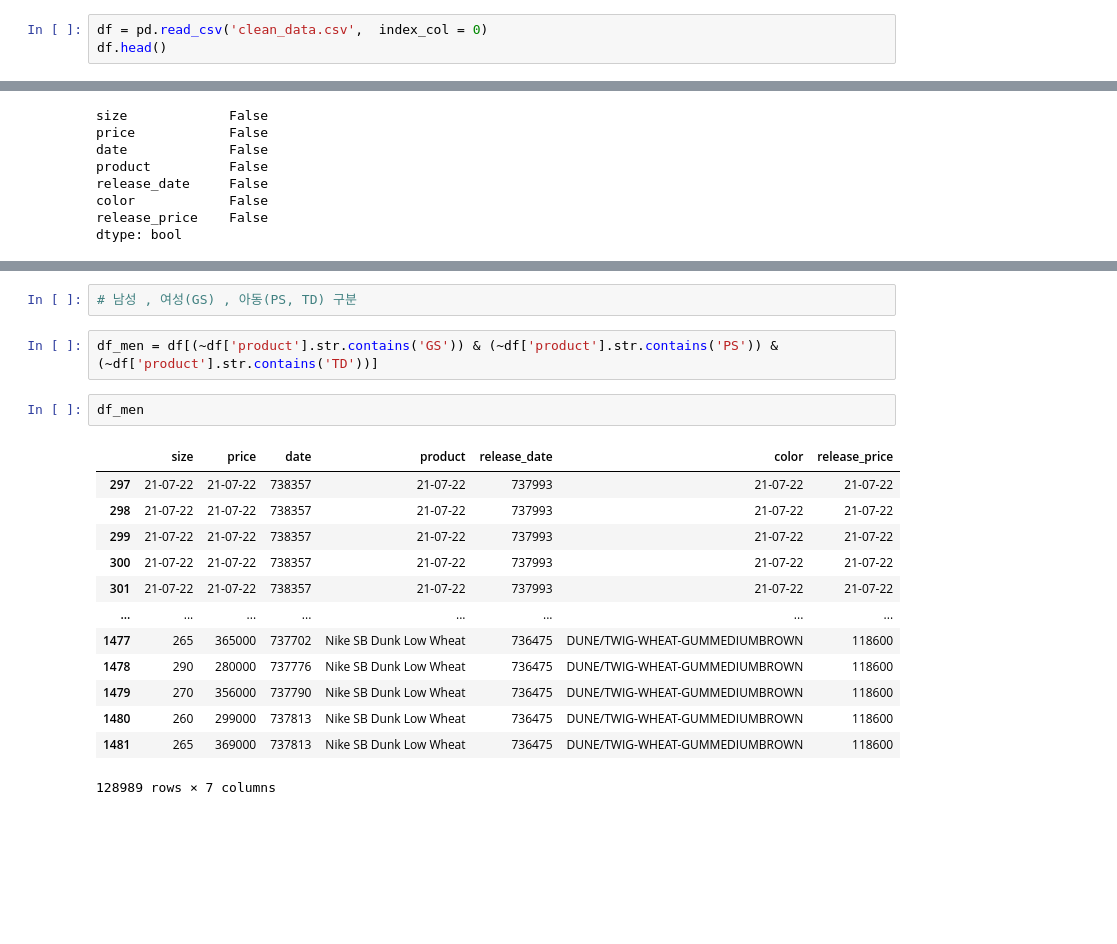
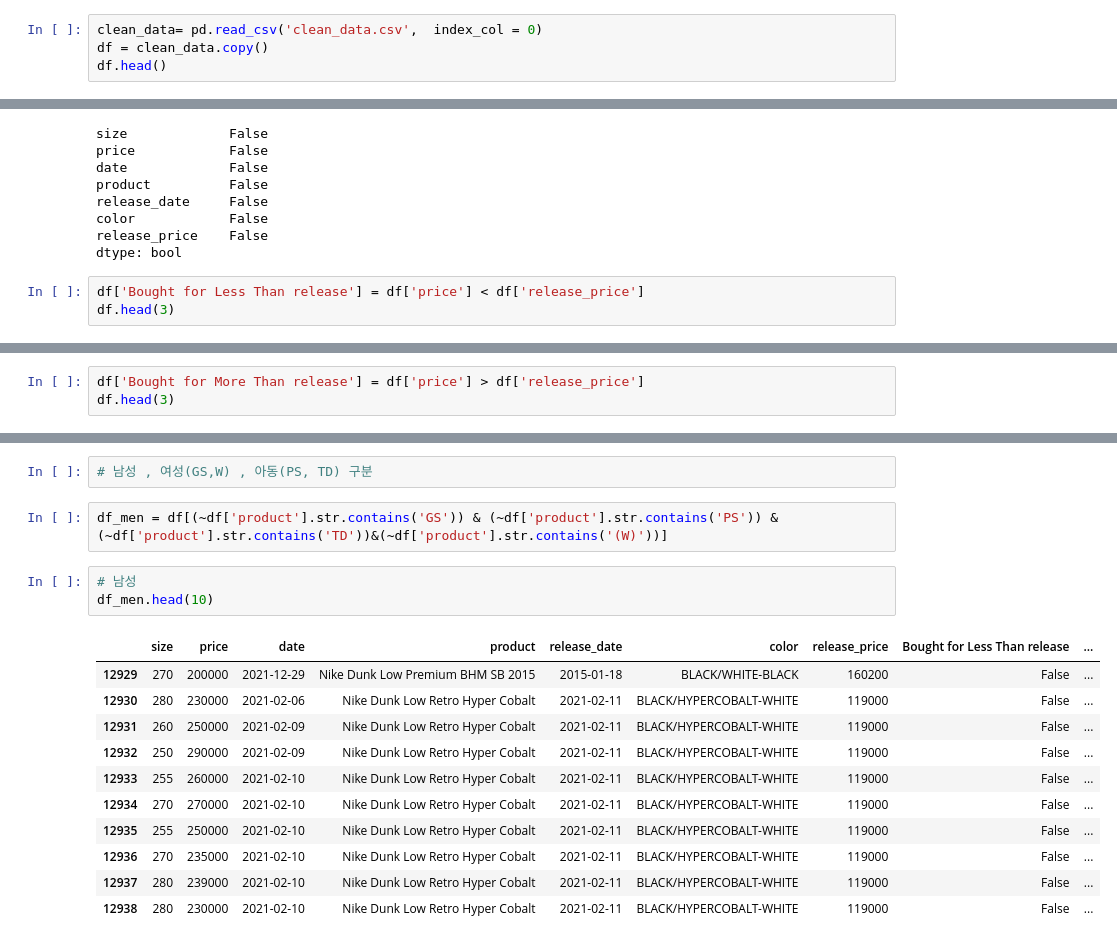
Before and after one commit to danielwon01/BDA-Final-Project, a Jupyter notebook: EDA/EDA_Sample.ipynb, the cells around one changed output, grey strips where cells are left out. Drawn from its saved outputs; the diff is of its cells as text; blank space fills up the shorter version.

```diff
--- a/EDA/EDA_Sample.ipynb
+++ b/EDA/EDA_Sample.ipynb
@@ -10,5 +25,6 @@ warnings.filterwarnings(action='ignore')
 # %%
-df = pd.read_csv('clean_data.csv',  index_col = 0)
+clean_data= pd.read_csv('clean_data.csv',  index_col = 0)
+df = clean_data.copy()
 df.head()
 # %% [output]
 |  | size | price | date | product | release_date | color | release_price |
@@ -45,3 +65,6 @@ release_date     False
 color            False
 release_price    False
 dtype: bool
+# %%
+df['Bought for Less Than release'] = df['price'] < df['release_price']
+df.head(3)
@@ -47,0 +76,3 @@ dtype: bool
+# %%
+df['Bought for More Than release'] = df['price'] > df['release_price']
+df.head(3)
@@ -48,20 +84,19 @@ dtype: bool
 # %%
-# 남성 , 여성(GS) , 아동(PS, TD) 구분
+# 남성 , 여성(GS,W) , 아동(PS, TD) 구분
 # %%
-df_men = df[(~df['product'].str.contains('GS')) & (~df['product'].str.contains('PS')) & (~df['product'].str.contains('TD'))]
+df_men = df[(~df['product'].str.contains('GS')) & (~df['product'].str.contains('PS')) & (~df['product'].str.contains('TD'))&(~df['product'].str.contains('(W)'))]
 # %%
-df_men
+# 남성
+df_men.head(10)
 # %% [output]
-|  | size | price | date | product | release_date | color | release_price |
-| 297 | 21-07-22 | 21-07-22 | 738357 | 21-07-22 | 737993 | 21-07-22 | 21-07-22 |
-| 298 | 21-07-22 | 21-07-22 | 738357 | 21-07-22 | 737993 | 21-07-22 | 21-07-22 |
-| 299 | 21-07-22 | 21-07-22 | 738357 | 21-07-22 | 737993 | 21-07-22 | 21-07-22 |
-| 300 | 21-07-22 | 21-07-22 | 738357 | 21-07-22 | 737993 | 21-07-22 | 21-07-22 |
-| 301 | 21-07-22 | 21-07-22 | 738357 | 21-07-22 | 737993 | 21-07-22 | 21-07-22 |
-| ... | ... | ... | ... | ... | ... | ... | ... |
-| 1477 | 265 | 365000 | 737702 | Nike SB Dunk Low Wheat | 736475 | DUNE/TWIG-WHEAT-GUMMEDIUMBROWN | 118600 |
-| 1478 | 290 | 280000 | 737776 | Nike SB Dunk Low Wheat | 736475 | DUNE/TWIG-WHEAT-GUMMEDIUMBROWN | 118600 |
-| 1479 | 270 | 356000 | 737790 | Nike SB Dunk Low Wheat | 736475 | DUNE/TWIG-WHEAT-GUMMEDIUMBROWN | 118600 |
-| 1480 | 260 | 299000 | 737813 | Nike SB Dunk Low Wheat | 736475 | DUNE/TWIG-WHEAT-GUMMEDIUMBROWN | 118600 |
-| 1481 | 265 | 369000 | 737813 | Nike SB Dunk Low Wheat | 736475 | DUNE/TWIG-WHEAT-GUMMEDIUMBROWN | 118600 |
+|  | size | price | date | product | release_date | color | release_price | Bought for Less Than release | ... |
+| 12929 | 270 | 200000 | 2021-12-29 | Nike Dunk Low Premium BHM SB 2015 | 2015-01-18 | BLACK/WHITE-BLACK | 160200 | False | ... |
+| 12930 | 280 | 230000 | 2021-02-06 | Nike Dunk Low Retro Hyper Cobalt | 2021-02-11 | BLACK/HYPERCOBALT-WHITE | 119000 | False | ... |
+| 12931 | 260 | 250000 | 2021-02-09 | Nike Dunk Low Retro Hyper Cobalt | 2021-02-11 | BLACK/HYPERCOBALT-WHITE | 119000 | False | ... |
+| 12932 | 250 | 290000 | 2021-02-09 | Nike Dunk Low Retro Hyper Cobalt | 2021-02-11 | BLACK/HYPERCOBALT-WHITE | 119000 | False | ... |
+| 12933 | 255 | 260000 | 2021-02-10 | Nike Dunk Low Retro Hyper Cobalt | 2021-02-11 | BLACK/HYPERCOBALT-WHITE | 119000 | False | ... |
+| 12934 | 270 | 270000 | 2021-02-10 | Nike Dunk Low Retro Hyper Cobalt | 2021-02-11 | BLACK/HYPERCOBALT-WHITE | 119000 | False | ... |
+| 12935 | 255 | 250000 | 2021-02-10 | Nike Dunk Low Retro Hyper Cobalt | 2021-02-11 | BLACK/HYPERCOBALT-WHITE | 119000 | False | ... |
+| 12936 | 270 | 235000 | 2021-02-10 | Nike Dunk Low Retro Hyper Cobalt | 2021-02-11 | BLACK/HYPERCOBALT-WHITE | 119000 | False | ... |
+| 12937 | 280 | 239000 | 2021-02-10 | Nike Dunk Low Retro Hyper Cobalt | 2021-02-11 | BLACK/HYPERCOBALT-WHITE | 119000 | False | ... |
+| 12938 | 280 | 230000 | 2021-02-10 | Nike Dunk Low Retro Hyper Cobalt | 2021-02-11 | BLACK/HYPERCOBALT-WHITE | 119000 | False | ... |
-128989 rows × 7 columns
```
Also changed, not shown: parts of 27 cells of this notebook, 4 other files.
